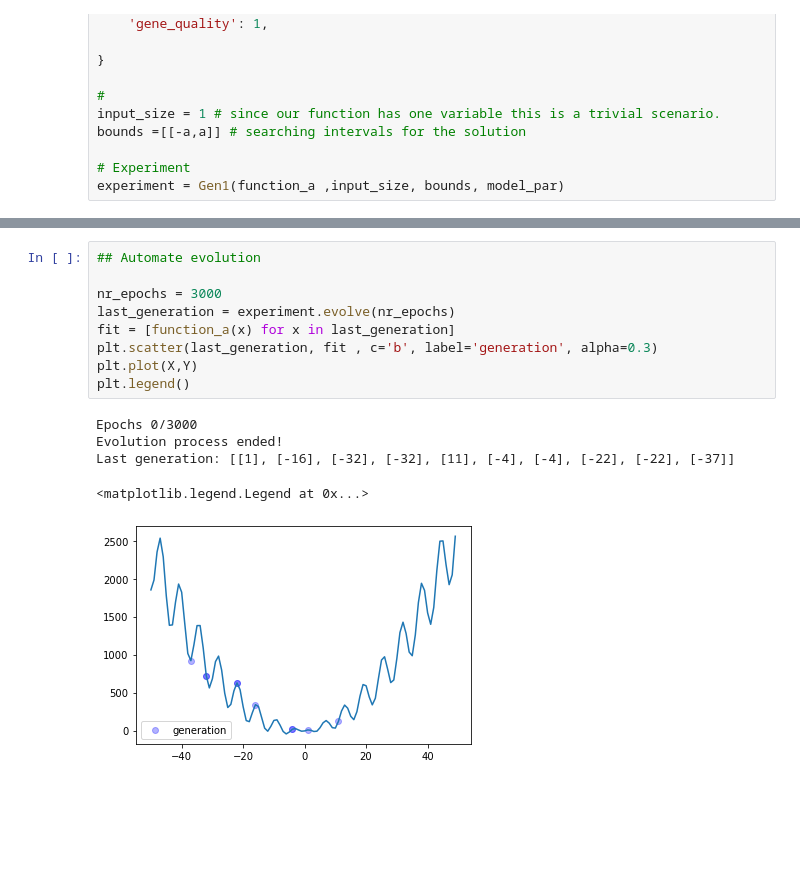
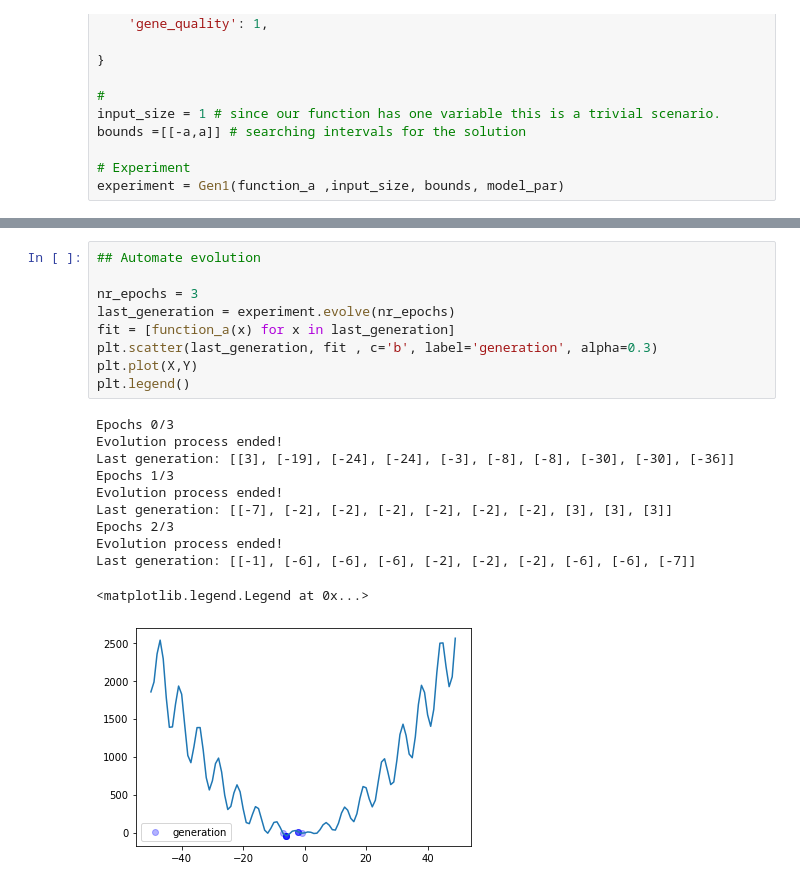
Before and after one commit to VoicuTomut/vdw_evolve, a Jupyter notebook: genetic/GeneticExample .ipynb, the cells around one changed output, grey strips where cells are left out. Cells and saved outputs as stored; diff of their text form; blank space fills up the shorter version.

```diff
--- a/genetic/GeneticExample .ipynb
+++ b/genetic/GeneticExample .ipynb
@@ -215,15 +215,21 @@ new genration: [[2], [-14], [-14], [-14], [-16], [-16], [-16], [-31], [-31], [-3
 # %%
 ## Automate evolution
 
-nr_epochs = 3000
+nr_epochs = 3
 last_generation = experiment.evolve(nr_epochs)
 fit = [function_a(x) for x in last_generation]
 plt.scatter(last_generation, fit , c='b', label='generation', alpha=0.3)
 plt.plot(X,Y)
 plt.legend()
 # %% [output]
-Epochs 0/3000
+Epochs 0/3
 Evolution process ended!
-Last generation: [[1], [-16], [-32], [-32], [11], [-4], [-4], [-22], [-22], [-37]]
+Last generation: [[3], [-19], [-24], [-24], [-3], [-8], [-8], [-30], [-30], [-36]]
+Epochs 1/3
+Evolution process ended!
+Last generation: [[-7], [-2], [-2], [-2], [-2], [-2], [-2], [3], [3], [3]]
+Epochs 2/3
+Evolution process ended!
+Last generation: [[-1], [-6], [-6], [-6], [-2], [-2], [-2], [-6], [-6], [-7]]
 <matplotlib.legend.Legend at 0x...>
-[figure, old version]
+[figure, new version]
```
Also changed, not shown: parts of 10 cells of this notebook.
